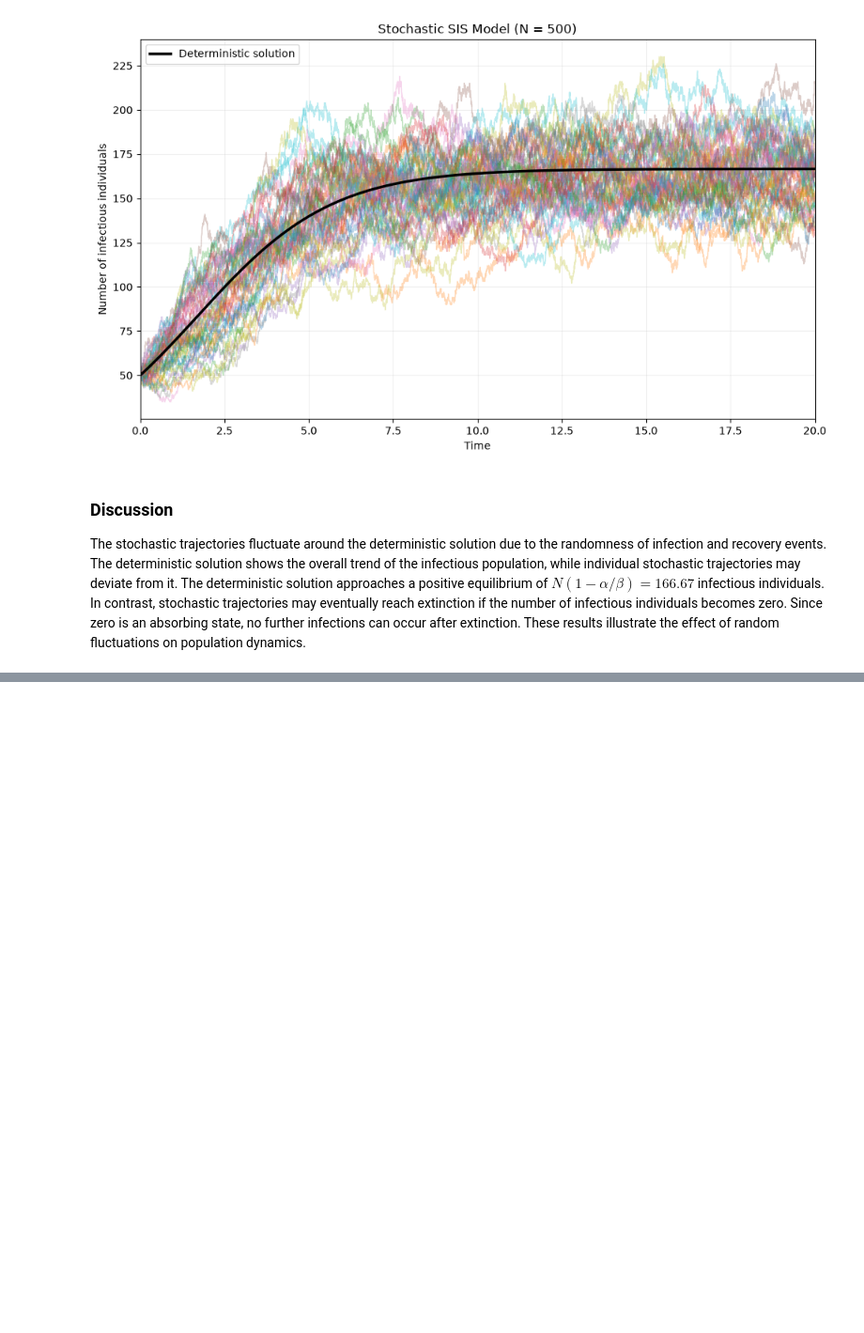
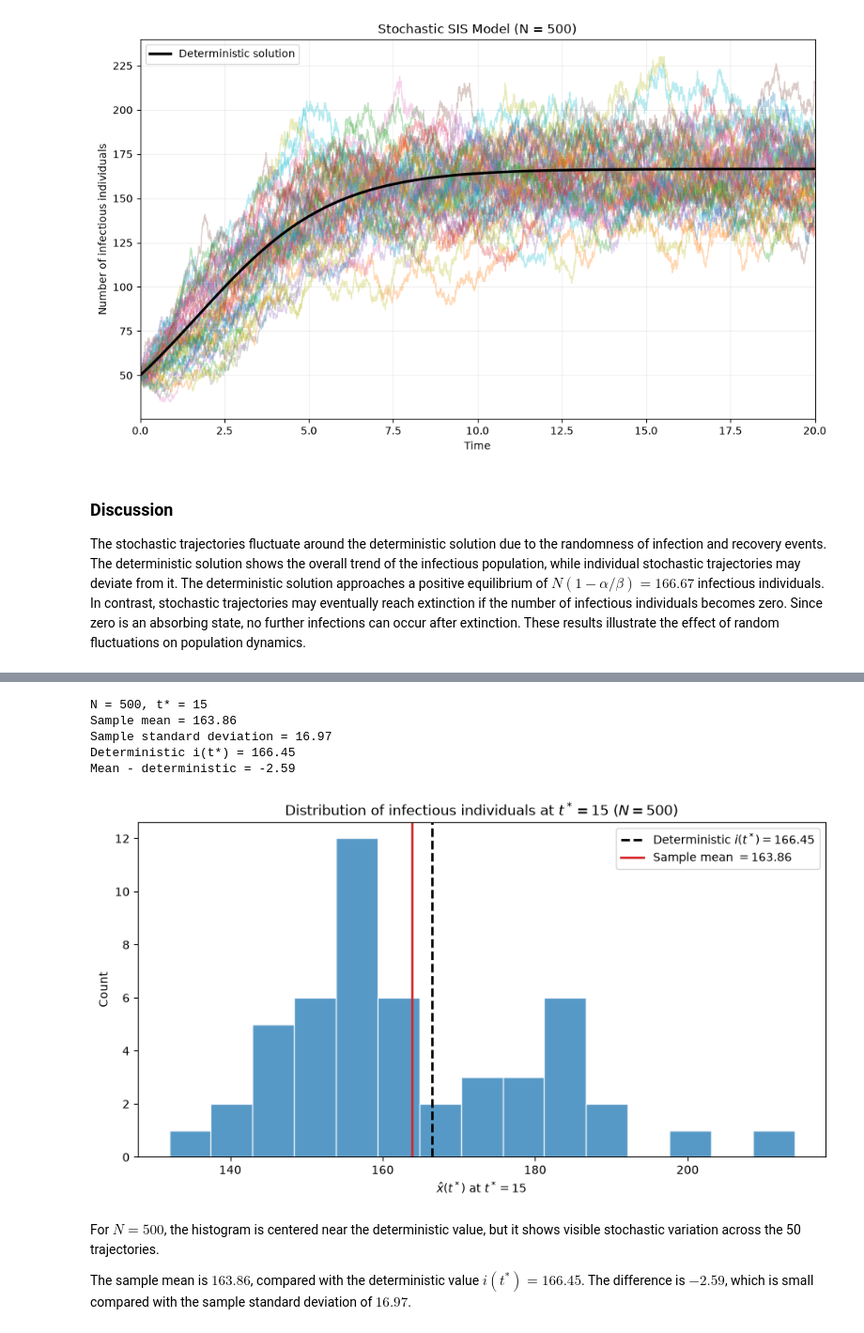
Before and after one commit to feftywacky/csi4124-assignments-group10, a Jupyter notebook: a2/Q2_1.ipynb, the cells around one changed output, grey strips where cells are left out. Shown at 94% size. Saved outputs shown, nothing was run; the diff lists cells and outputs as text; code cells hidden in the pictures; blank space fills up the shorter version.

```diff
--- a/a2/Q1_1a+1b.ipynb
+++ b/a2/Q2_1.ipynb
@@ -183,0 +188,60 @@ The stochastic trajectories fluctuate around the deterministic solution due to t
+# %%
+# Extract the samples at t*=15 and compare them with the deterministic solution:
+t_star = 15.0
+
+def sample_at_time(times, states, t_star):
+    index = np.searchsorted(times, t_star, side='right') - 1
+    return int(states[index])
+
+samples_500 = np.array([
+    sample_at_time(times, states, t_star)
+    for times, states in trajectories
+])
+# Integrate directly to t* so the deterministic reference is evaluated exactly there.
+solution_at_t_star = solve_ivp(
+    sis_ode, (0.0, t_star), [x0], t_eval=[t_star],
+    rtol=1e-9, atol=1e-11
+)
+i_star_500 = float(solution_at_t_star.y[0, -1])
+
+# Calculate the sample statistics:
+mean_500 = samples_500.mean()
+std_500 = samples_500.std(ddof=1)
+
+print(f'N = {N}, t* = {t_star:g}')
+print(f'Sample mean = {mean_500:.2f}')
+print(f'Sample standard deviation = {std_500:.2f}')
+print(f'Deterministic i(t*) = {i_star_500:.2f}')
+print(f'Mean - deterministic = {mean_500 - i_star_500:+.2f}')
+# %% [output]
+N = 500, t* = 15
+Sample mean = 163.86
+Sample standard deviation = 16.97
+Deterministic i(t*) = 166.45
+Mean - deterministic = -2.59
+# %%
+# Plot the histogram and mark the deterministic value and sample mean:
+fig, ax = plt.subplots(figsize=(9, 5))
+ax.hist(samples_500, bins=15, color='tab:blue', alpha=0.75, edgecolor='white')
+ax.axvline(
+    i_star_500, color='black', linestyle='--', linewidth=2,
+    label=fr'Deterministic $i(t^*)={i_star_500:.2f}$'
+)
+ax.axvline(
+    mean_500, color='tab:red', linewidth=2,
+    label=fr'Sample mean $={mean_500:.2f}$'
+)
+ax.set(
+    xlabel=fr'$\hat{{x}}(t^*)$ at $t^*={t_star:g}$',
+    ylabel='Count',
+    title='Distribution of infectious individuals at $t^*=15$ ($N=500$)'
+)
+ax.legend()
+plt.tight_layout()
+plt.show()
+# %% [output]
+[figure, added]
+# %% [markdown]
+For $N=500$, the histogram is centered near the deterministic value, but it shows visible stochastic variation across the 50 trajectories.
+
+The sample mean is $163.86$, compared with the deterministic value $i(t^*)=166.45$. The difference is $-2.59$, which is small compared with the sample standard deviation of $16.97$.
```
Also changed, not shown: parts of 9 cells of this notebook, 1 other file.
